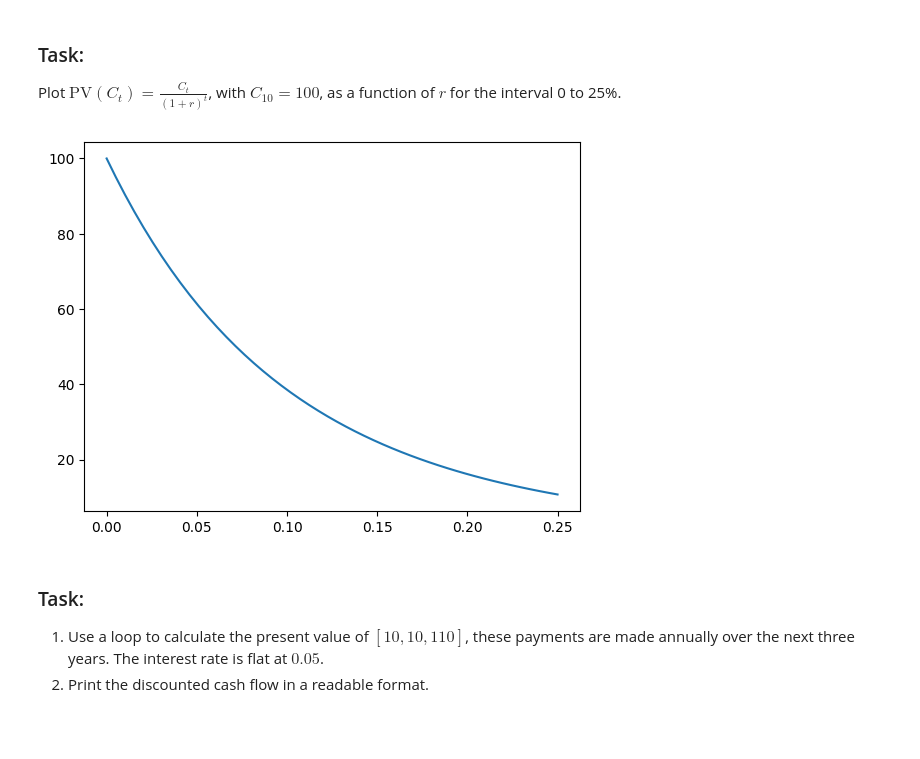
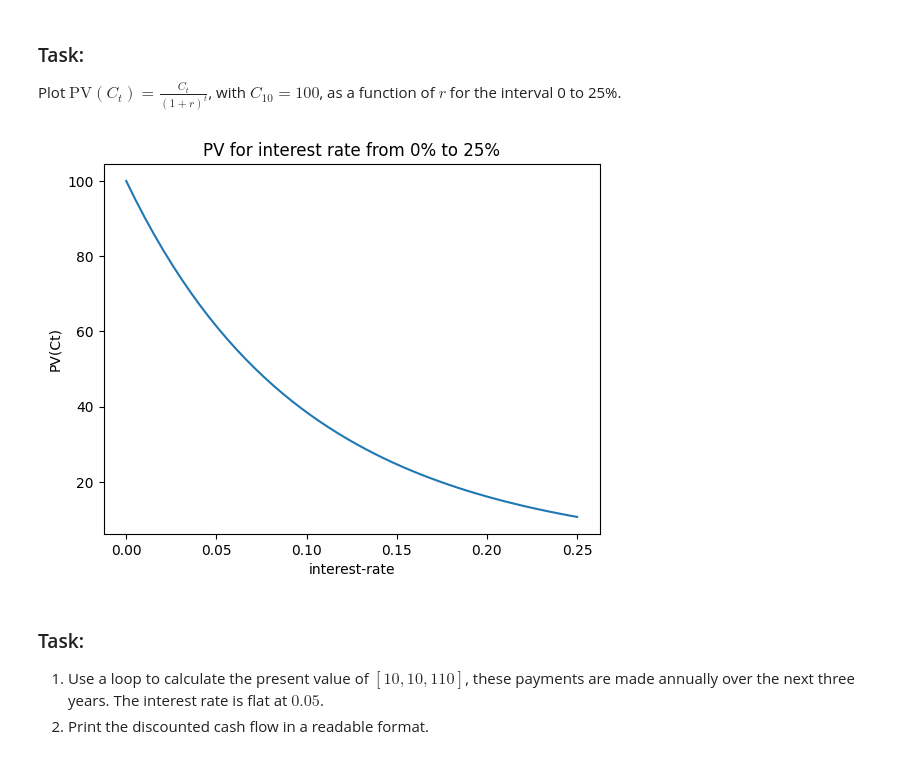
Before and after one commit to iwh-halle/fdap-2024-Big-Eric-Blip, a Jupyter notebook: homework/02_python.ipynb, the cells around one changed output. Drawn from its saved outputs; the diff is of its cells as text; code cells hidden in the pictures; blank space fills up the shorter version.

Commit message:
Add Labels to plot

```diff
--- a/homework/02_python.ipynb
+++ b/homework/02_python.ipynb
@@ -54,16 +54,19 @@ Plot $\text{PV}(C_t) = \frac{C_t}{(1+r)^t}$, with $C_{10} = 100$, as a function
 # %%
 import numpy as np
 import matplotlib.pyplot as plt
 
 Ct=100
 t=10
 r_vals=np.linspace(0, 0.25)
 
 pv_vals=[pres_val(Ct, r, t) for r in r_vals]
 plt.plot(r_vals, pv_vals)
+plt.ylabel('PV(Ct)')
+plt.xlabel('interest-rate')
+plt.title('PV for interest rate from 0% to 25%')
 plt.show()
 # %% [output]
-[figure, old version]
+[figure, new version]
 # %% [markdown]
 ### Task:
 
```
Also changed, not shown: parts of 1 cell of this notebook.
